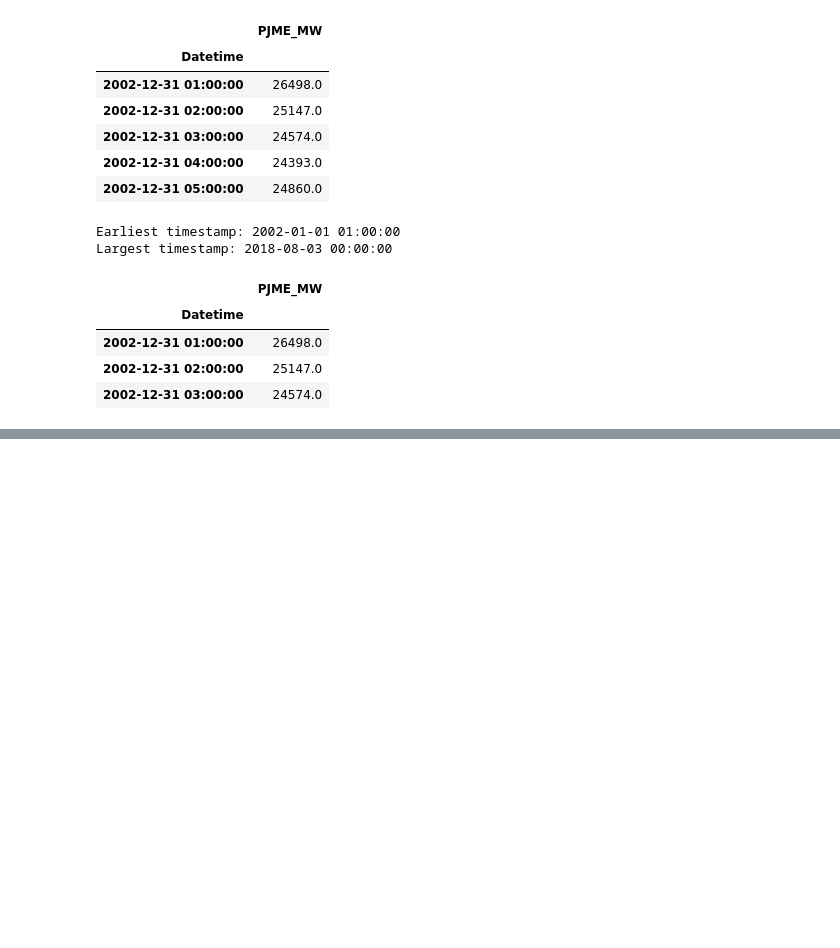
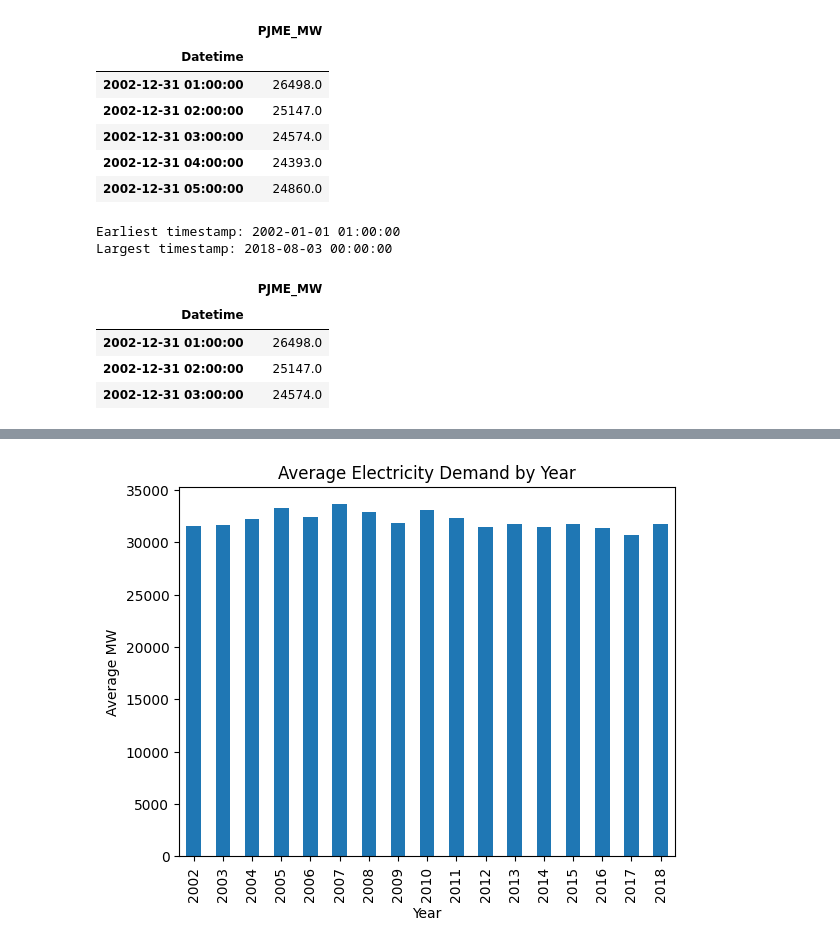
Before and after one commit to Prakalp-74/pjm-energy-demand-forecasting, a Jupyter notebook: Untitled.ipynb, the cells around one changed output, grey strips where cells are left out. Saved outputs shown, nothing was run; the diff lists cells and outputs as text; code cells hidden in the pictures; blank space fills up the shorter version.

```diff
--- a/Untitled.ipynb
+++ b/Untitled.ipynb
@@ -80,0 +91,8 @@ Largest timestamp: 2018-08-03 00:00:00
+# %%
+yearly.plot(kind="bar")
+plt.title("Average Electricity Demand by Year")
+plt.xlabel("Year")
+plt.ylabel("Average MW")
+plt.show()
+# %% [output]
+[figure, added]
```
Also changed, not shown: parts of 10 cells of this notebook.
